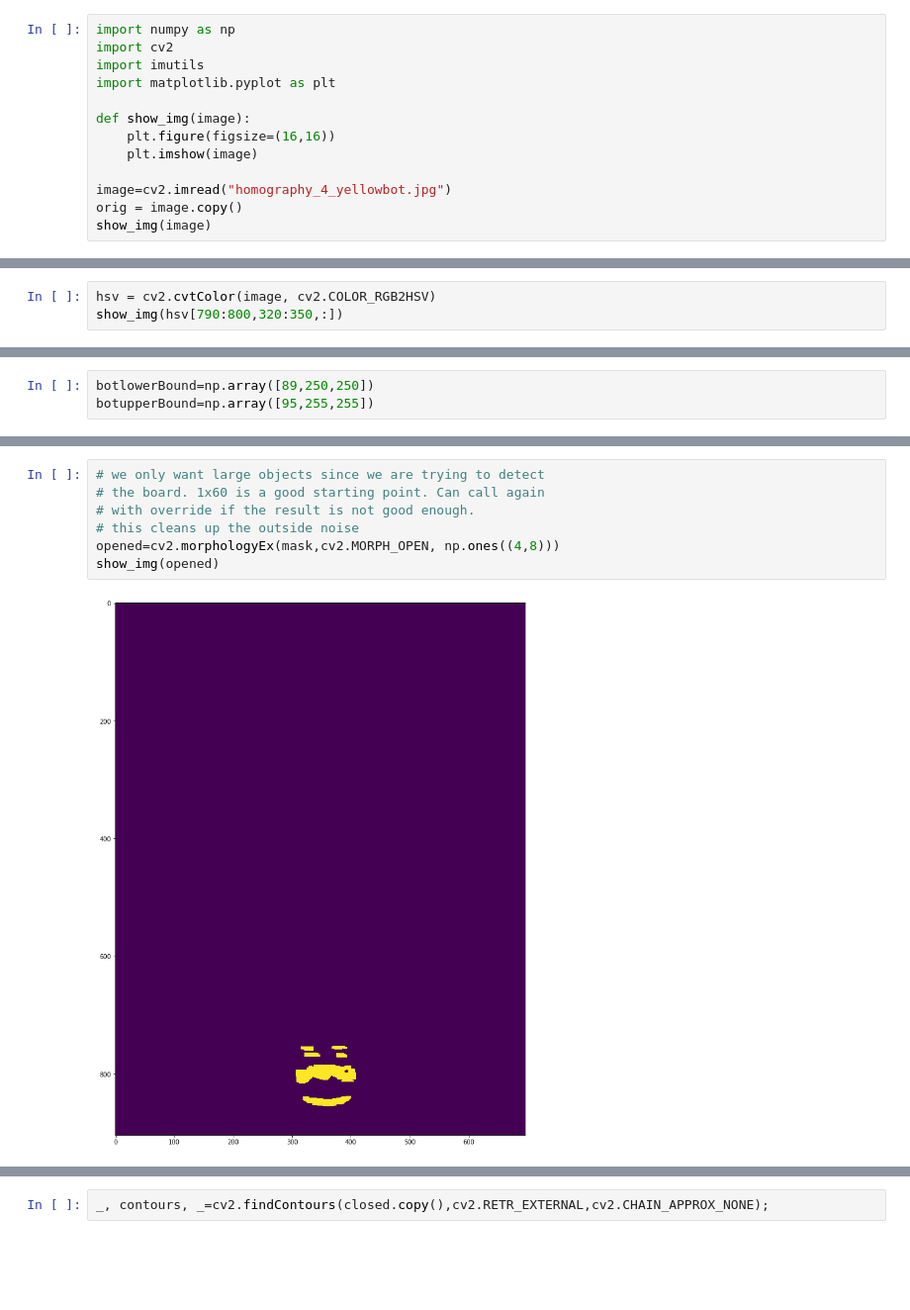
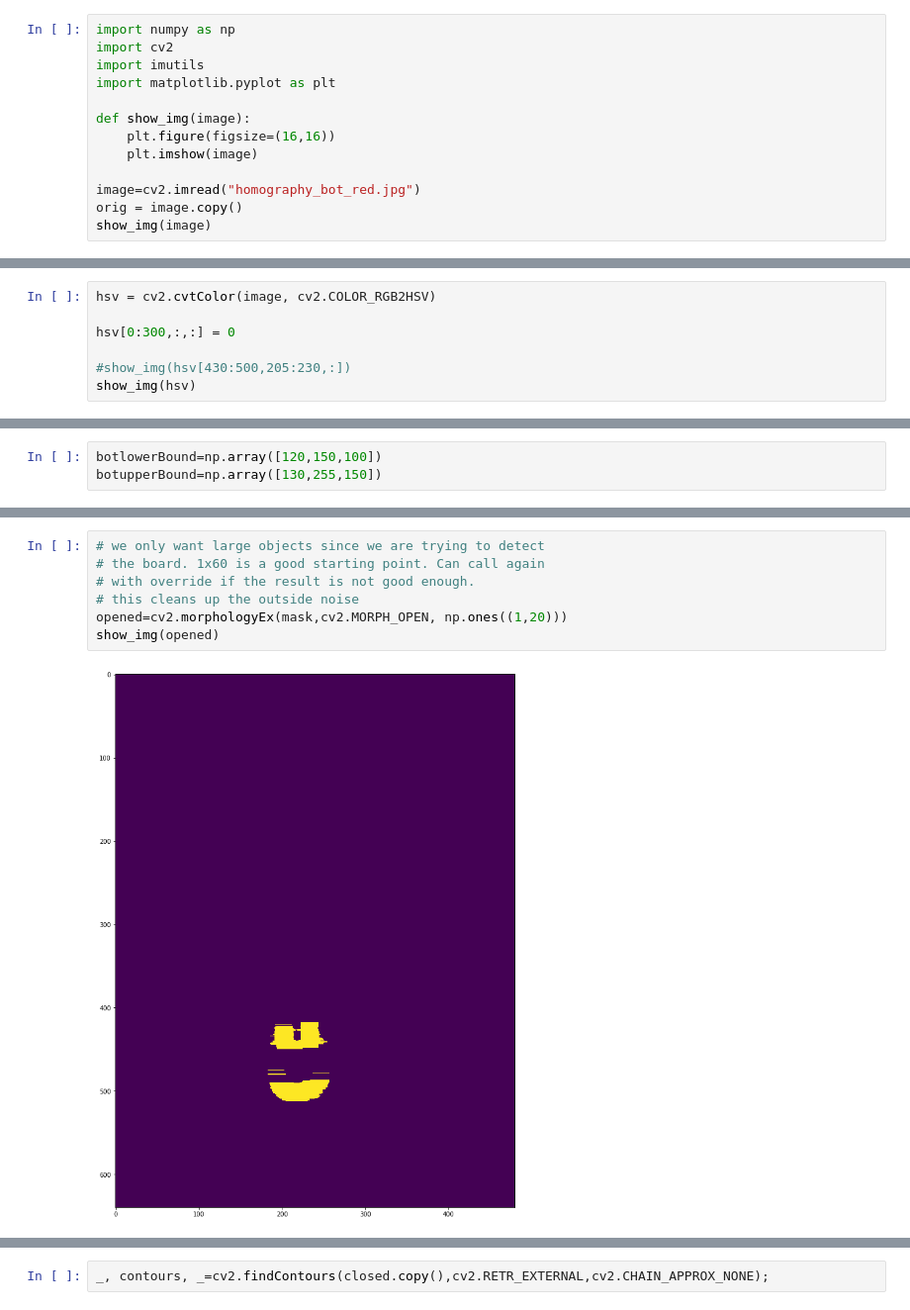
Before and after one commit to Positronic-IO/air-hockey, a Jupyter notebook: notebooks/Homography_Find_Bot.ipynb, the cells around one changed output, grey strips where cells are left out. Shown at 99% size. Drawn from its saved outputs; the diff is of its cells as text; blank space fills up the shorter version.

```diff
--- a/notebooks/Homography_Find_Bot.ipynb
+++ b/notebooks/Homography_Find_Bot.ipynb
@@ -8,6 +8,6 @@ def show_img(image):
     plt.figure(figsize=(16,16))
     plt.imshow(image)
 
-image=cv2.imread("homography_4_yellowbot.jpg")
+image=cv2.imread("homography_bot_red.jpg")
 orig = image.copy()
 show_img(image)
@@ -21,4 +19,8 @@ show_img(rgb)
 # %%
 hsv = cv2.cvtColor(image, cv2.COLOR_RGB2HSV)
-show_img(hsv[790:800,320:350,:])
+
+hsv[0:300,:,:] = 0
+
+#show_img(hsv[430:500,205:230,:])
+show_img(hsv)
 # %% [output]
@@ -46,6 +48,6 @@ array([[[ 93, 255, 252],
 # %%
-botlowerBound=np.array([89,250,250])
-botupperBound=np.array([95,255,255])
+botlowerBound=np.array([120,150,100])
+botupperBound=np.array([130,255,150])
 # %%
 mask=cv2.inRange(hsv,botlowerBound,botupperBound)
 show_img(mask)
@@ -54,12 +56,12 @@ show_img(mask)
 # %%
 # we only want large objects since we are trying to detect
 # the board. 1x60 is a good starting point. Can call again
 # with override if the result is not good enough.
 # this cleans up the outside noise
-opened=cv2.morphologyEx(mask,cv2.MORPH_OPEN, np.ones((4,8)))
+opened=cv2.morphologyEx(mask,cv2.MORPH_OPEN, np.ones((1,20)))
 show_img(opened)
 # %% [output]
-[figure, old version]
+[figure, new version]
 # %%
 # this cleans up the noise on the inside and reduces the number of
 # objects.
```
Also changed, not shown: parts of 9 cells of this notebook, 5 other files.
